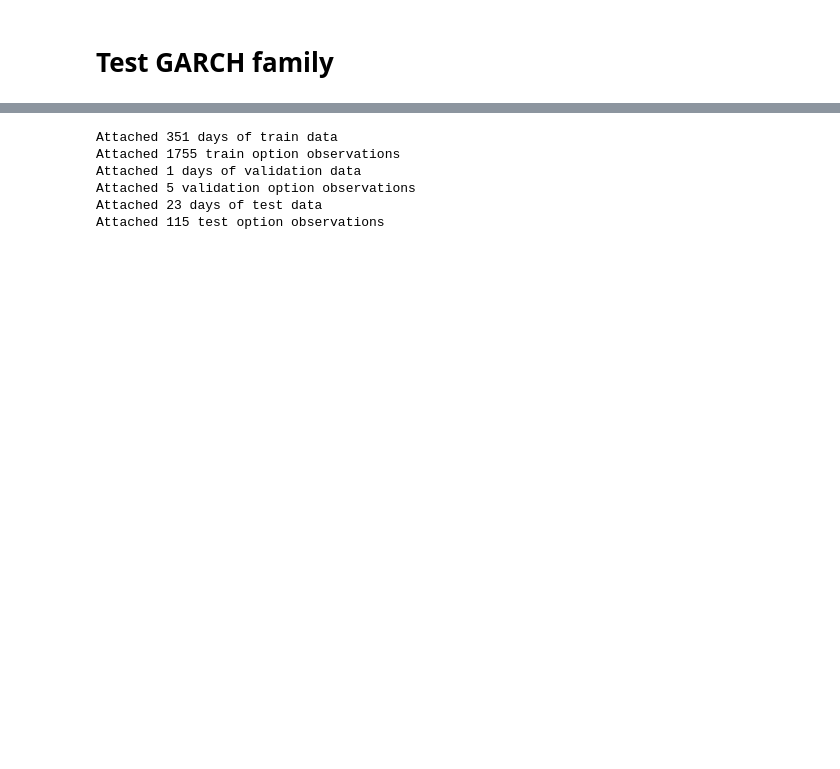
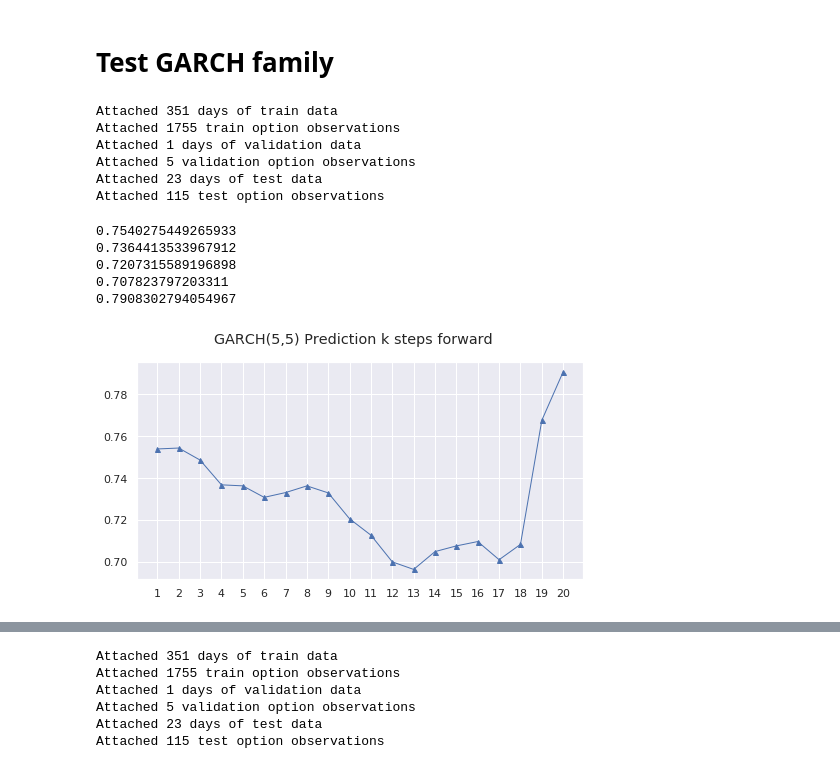
Before and after one commit to BobZiyangDing/EchoStateNeuralStochasticVolatilityHestonModel, a Jupyter notebook: experiment/CompareModel.ipynb, the cells around one changed output, grey strips where cells are left out. Drawn from its saved outputs; the diff is of its cells as text; code cells hidden in the pictures; blank space fills up the shorter version.

Commit message:
finalized result

```diff
--- a/experiment/CompareModel.ipynb
+++ b/experiment/CompareModel.ipynb
@@ -161,2 +167,24 @@ Attached 375 test option observations
 # %% [markdown]
 # Test GARCH family
+# %%
+columns = ["date","exdate","strike_price","best_bid","best_offer","volume","impl_volatility"]
+start = dt.datetime(2018, 1, 1)
+end = dt.datetime(2019, 12, 31)
+train_valid_split = 0.936
+valid_test_split = 0.94
+u_dim = 1
+topK = 5
+cleaner = dataCleaner_new(columns, u_dim, topK, start, end, train_valid_split, valid_test_split)
+return_dict, price_dict = cleaner.make_return_price()
+risk_dict = cleaner.make_risk()
+train_data, valid_data, test_data = cleaner.make_final_data(price_dict, return_dict, risk_dict)
+num_train_day, num_train_obs = cleaner.get_train_num()
+num_valid_day, num_valid_obs = cleaner.get_valid_num()
+num_test_day, num_test_obs = cleaner.get_test_num()
+# %% [output]
+Attached 351 days of train data
+Attached 1755 train option observations
+Attached 1 days of validation data
+Attached 5 validation option observations
+Attached 23 days of test data
+Attached 115 test option observations
@@ -162,0 +247,22 @@ Attached 375 test option observations
+# %%
+sns.set()
+fig = plt.figure(figsize=(8,4))
+xlabel = list(range(len(test_error_traj_garch)+1))
+fig.suptitle("GARCH(5,5) Prediction k steps forward")
+plt.xticks(xlabel)
+plt.plot([_+1 for _ in range(forward_k)], test_error_traj_garch, marker ='^', markersize=5, linewidth=1)
+fig.show()
+
+errors_to_save.append(test_error_traj_garch)
+print(test_error_traj_garch[0])
+print(test_error_traj_garch[4])
+print(test_error_traj_garch[9])
+print(test_error_traj_garch[14])
+print(test_error_traj_garch[19])
+# %% [output]
+0.7540275449265933
+0.7364413533967912
+0.7207315589196898
+0.707823797203311
+0.7908302794054967
+[figure, added]
```
Also changed, not shown: parts of 6 cells of this notebook, 1 other file.
